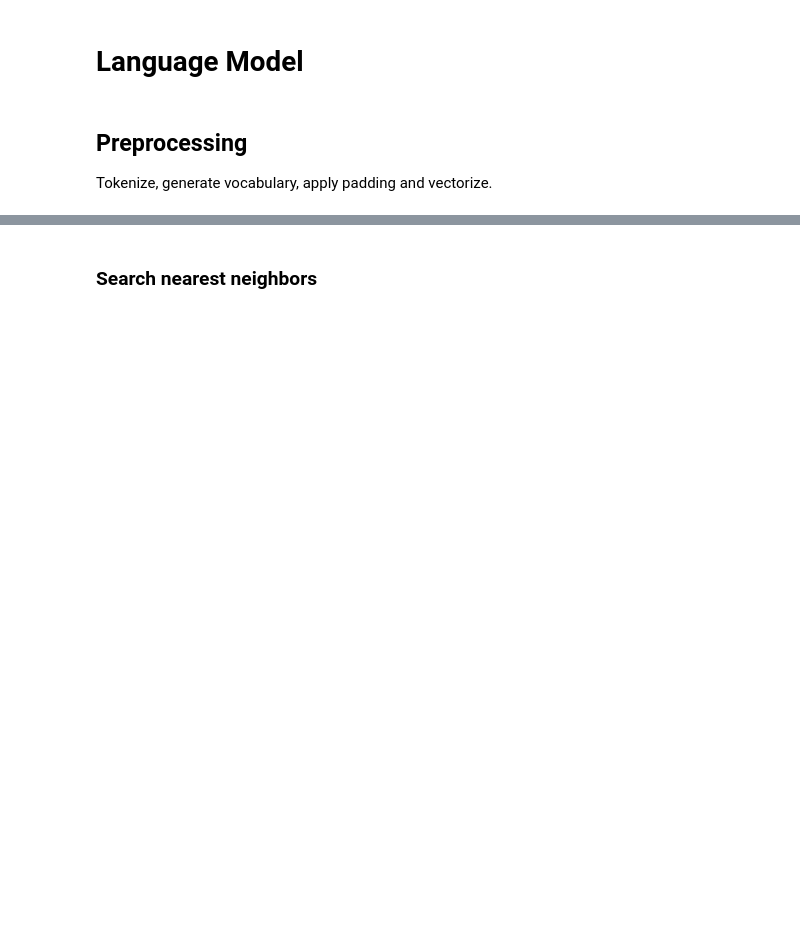
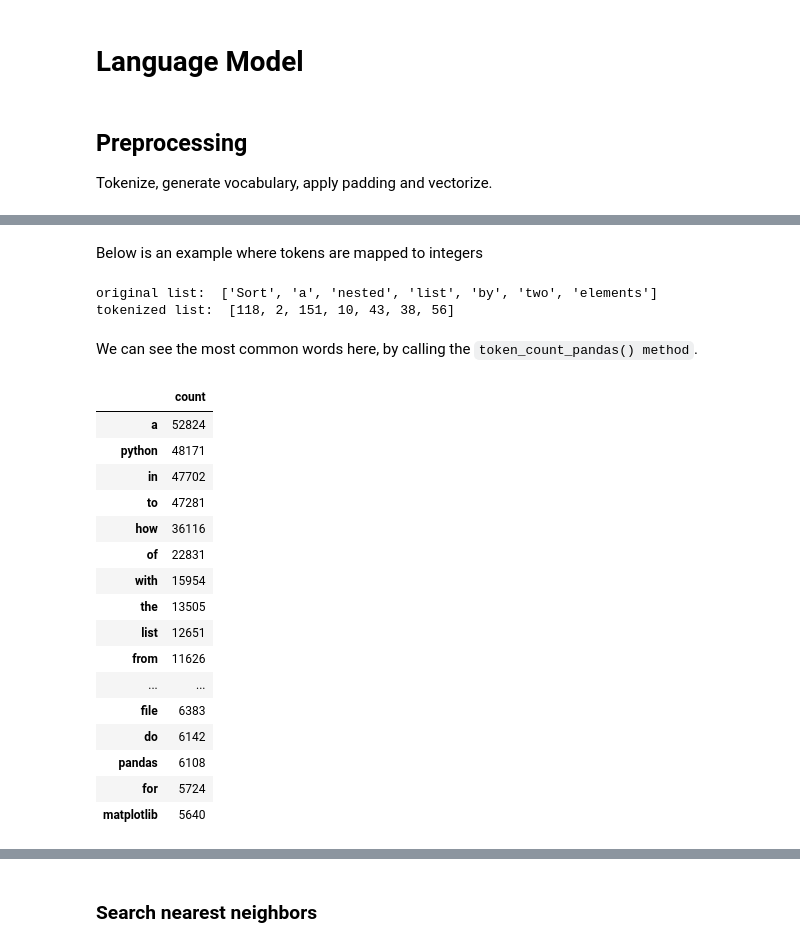
Before and after one commit to hohsiangwu/kdd-2018-hands-on-tutorials, a Jupyter notebook: Feature Extraction and Summarization with Sequence to Sequence Learning.ipynb, the cells around one changed output, grey strips where cells are left out. Drawn from its saved outputs; the diff is of its cells as text; code cells hidden in the pictures; blank space fills up the shorter version.

```diff
--- a/Feature Extraction and Summarization with Sequence to Sequence Learning.ipynb
+++ b/Feature Extraction and Summarization with Sequence to Sequence Learning.ipynb
@@ -82,0 +135,30 @@ vecs = proc.fit_transform(target_docs)
+# %% [markdown]
+Below is an example where tokens are mapped to integers
+# %%
+print('original list: ', target_docs[0].split())
+print('tokenized list: ', [proc.token2id[x] for x in target_docs[0].lower().split()])
+# %% [output]
+original list:  ['Sort', 'a', 'nested', 'list', 'by', 'two', 'elements']
+tokenized list:  [118, 2, 151, 10, 43, 38, 56]
+# %% [markdown]
+We can see the most common words here, by calling the `token_count_pandas() method`.
+# %%
+proc.token_count_pandas().head(20)
+# %% [output]
+|  | count |
+| a | 52824 |
+| python | 48171 |
+| in | 47702 |
+| to | 47281 |
+| how | 36116 |
+| of | 22831 |
+| with | 15954 |
+| the | 13505 |
+| list | 12651 |
+| from | 11626 |
+| ... | ... |
+| file | 6383 |
+| do | 6142 |
+| pandas | 6108 |
+| for | 5724 |
+| matplotlib | 5640 |
```
Also changed, not shown: parts of 43 cells of this notebook.
